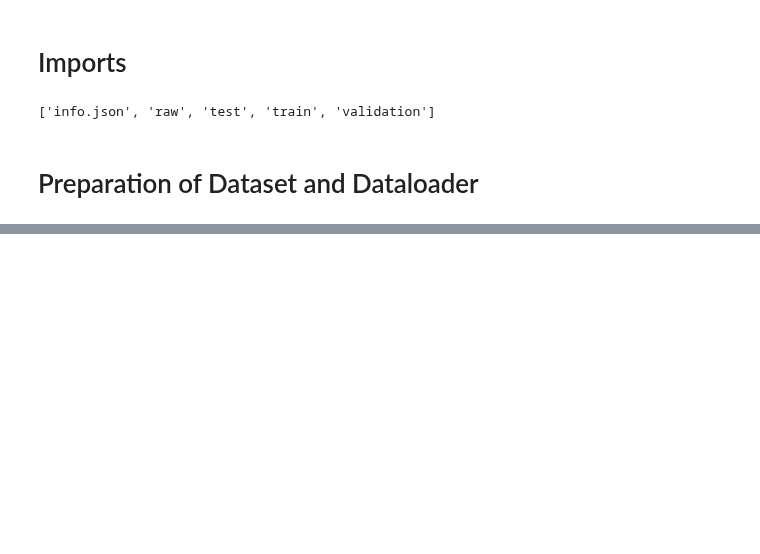
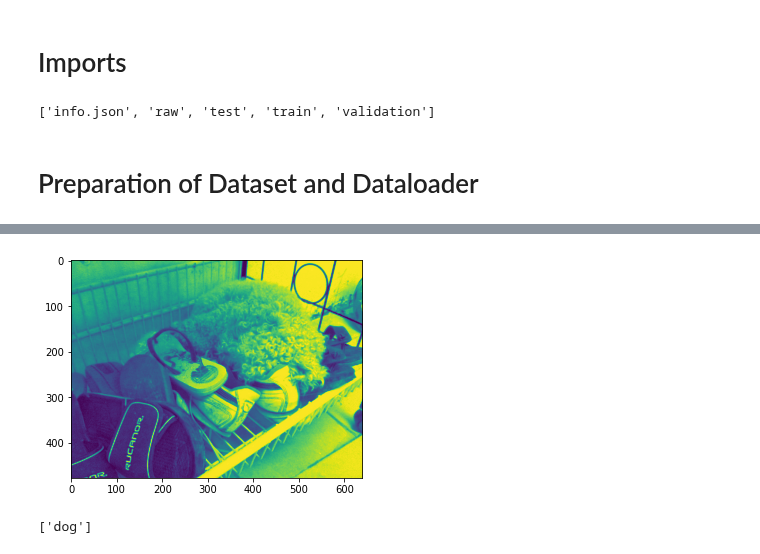
Before and after one commit to johnwslee/Data_Science_Libraries, a Jupyter notebook: FiftyOne/image_labelling_coco-2014.ipynb, the cells around one changed output, grey strips where cells are left out. Saved outputs shown, nothing was run; the diff lists cells and outputs as text; code cells hidden in the pictures; blank space fills up the shorter version.

Commit message:
Finished preparation of dataset

```diff
--- a/FiftyOne/image_labelling_coco-2014.ipynb
+++ b/FiftyOne/image_labelling_coco-2014.ipynb
@@ -51,0 +107,2 @@ print(os.listdir("../../fiftyone/coco-2014"))
+# %%
+val_filename_labels, category = prepare_filename_labels("val")
@@ -51,0 +129,29 @@ print(os.listdir("../../fiftyone/coco-2014"))
+# %%
+class CustomImageDataset(Dataset):
+    def __init__(self, img_dir, mode, transform=None, target_transform=None):
+        self.img_dir = img_dir
+        self.mode = mode
+        self.transform = transform
+        self.target_transform = target_transform
+
+    def __len__(self):
+        return len(os.listdir(self.img_dir))
+
+    def __getitem__(self, idx):
+        img_path = os.path.join(self.img_dir, os.listdir(self.img_dir)[idx])
+        file_name = os.listdir(self.img_dir)[idx]
+        PIL_img = Image.open(img_path)
+        image = ToTensor()(PIL_img)
+        image = image[0].unsqueeze(0)
+        if self.mode == "train":
+            label = train_filename_labels[file_name]
+        if self.mode == "val":
+            label = val_filename_labels[file_name]
+        if self.transform:
+            image = self.transform(image)
+        if self.target_transform:
+            label = self.target_transform(label)
+        return image, label
+# %%
+train_img_dir = "../../fiftyone/coco-2014/train/data/"
+val_img_dir = "../../fiftyone/coco-2014/validation/data/"
@@ -51,0 +182,2 @@ print(os.listdir("../../fiftyone/coco-2014"))
+# %%
+val_image, val_label = CustomImageDataset(val_img_dir, "val")[0]
@@ -52,3 +194,11 @@ print(os.listdir("../../fiftyone/coco-2014"))
+# %%
+plt.imshow(val_image.permute(1, 2, 0));
+# %% [output]
+[figure, added]
+# %%
+[category[label] for label in get_index_positions(val_label, 1)]
+# %% [output]
+['dog']
 # %%
 class CustomImageDataset(Dataset):
     def __init__(self, annotations_file, img_dir, transform=None, target_transform=None):
```
Also changed, not shown: parts of 34 cells of this notebook.
